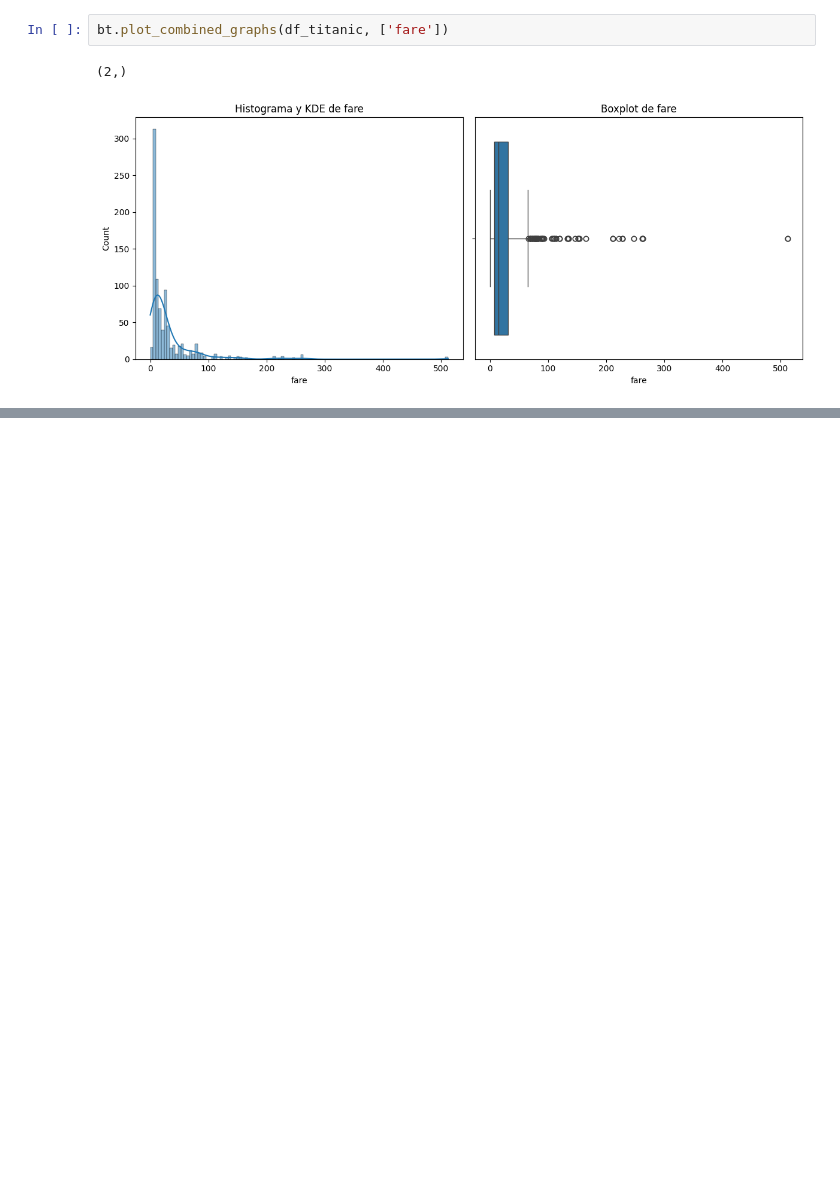
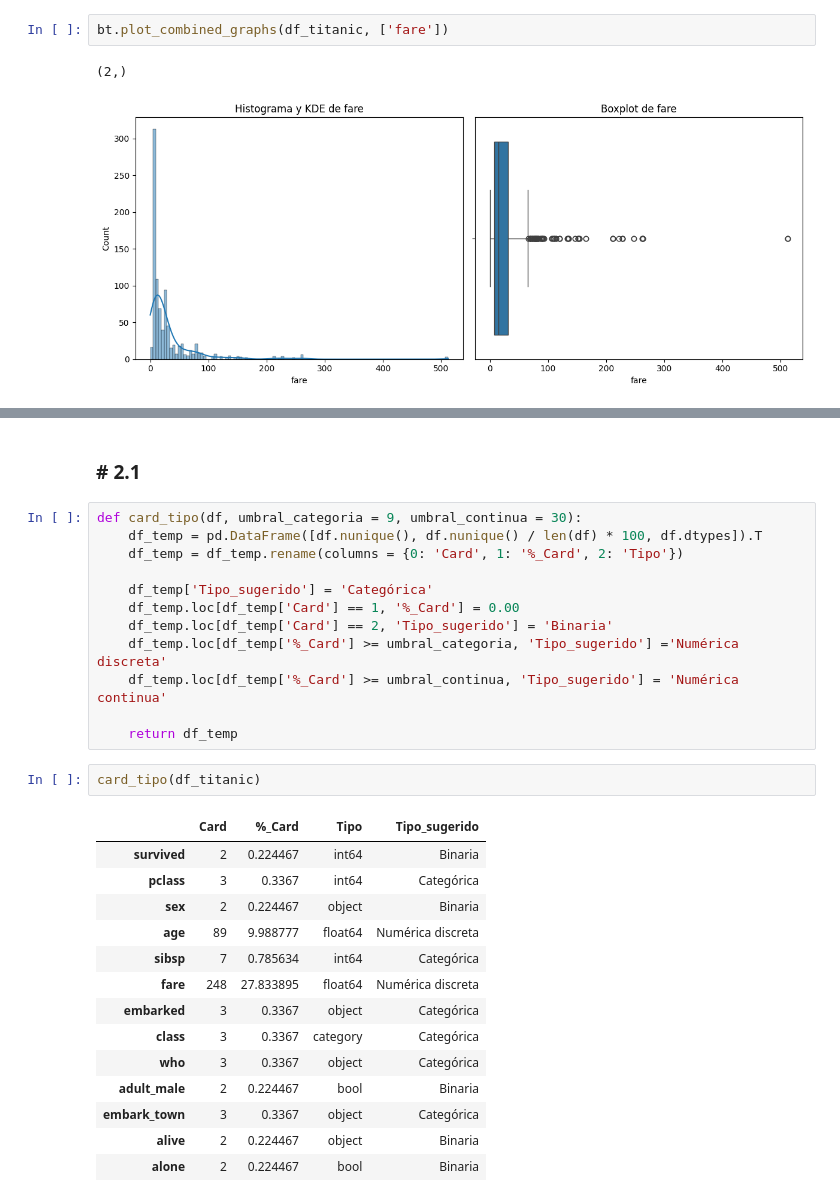
Before and after one commit to mardelmir/ONLINE_DS_THEBRIDGE_mardelmir, a Jupyter notebook: 03_Analisis_de_Datos/Sprint_07/Unidad_01/Challenge/18_Practica_Obligatoria_Univariante.ipynb, the cells around one changed output, grey strips where cells are left out. Saved outputs shown, nothing was run; the diff lists cells and outputs as text; blank space fills up the shorter version.

```diff
--- a/03_Analisis_de_Datos/Sprint_07/Unidad_01/Challenge/18_Practica_Obligatoria_Univariante.ipynb
+++ b/03_Analisis_de_Datos/Sprint_07/Unidad_01/Challenge/18_Practica_Obligatoria_Univariante.ipynb
@@ -328,0 +371,31 @@ bt.plot_combined_graphs(df_titanic, ['fare'])
+# %% [markdown]
+### # 2.1
+# %%
+def card_tipo(df, umbral_categoria = 9, umbral_continua = 30):
+    df_temp = pd.DataFrame([df.nunique(), df.nunique() / len(df) * 100, df.dtypes]).T
+    df_temp = df_temp.rename(columns = {0: 'Card', 1: '%_Card', 2: 'Tipo'})
+
+    df_temp['Tipo_sugerido'] = 'Categórica'
+    df_temp.loc[df_temp['Card'] == 1, '%_Card'] = 0.00
+    df_temp.loc[df_temp['Card'] == 2, 'Tipo_sugerido'] = 'Binaria'
+    df_temp.loc[df_temp['%_Card'] >= umbral_categoria, 'Tipo_sugerido'] ='Numérica discreta'
+    df_temp.loc[df_temp['%_Card'] >= umbral_continua, 'Tipo_sugerido'] = 'Numérica continua'
+
+    return df_temp
+# %%
+card_tipo(df_titanic)
+# %% [output]
+|  | Card | %_Card | Tipo | Tipo_sugerido |
+| survived | 2 | 0.224467 | int64 | Binaria |
+| pclass | 3 | 0.3367 | int64 | Categórica |
+| sex | 2 | 0.224467 | object | Binaria |
+| age | 89 | 9.988777 | float64 | Numérica discreta |
+| sibsp | 7 | 0.785634 | int64 | Categórica |
+| fare | 248 | 27.833895 | float64 | Numérica discreta |
+| embarked | 3 | 0.3367 | object | Categórica |
+| class | 3 | 0.3367 | category | Categórica |
+| who | 3 | 0.3367 | object | Categórica |
+| adult_male | 2 | 0.224467 | bool | Binaria |
+| embark_town | 3 | 0.3367 | object | Categórica |
+| alive | 2 | 0.224467 | object | Binaria |
+| alone | 2 | 0.224467 | bool | Binaria |
```
Also changed, not shown: parts of 19 cells of this notebook.
